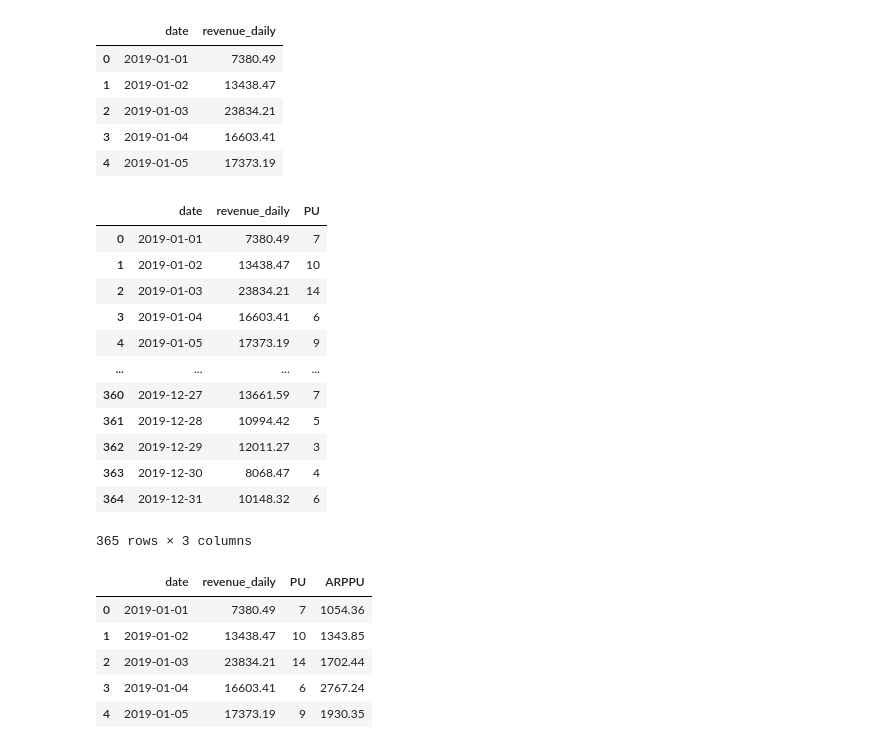
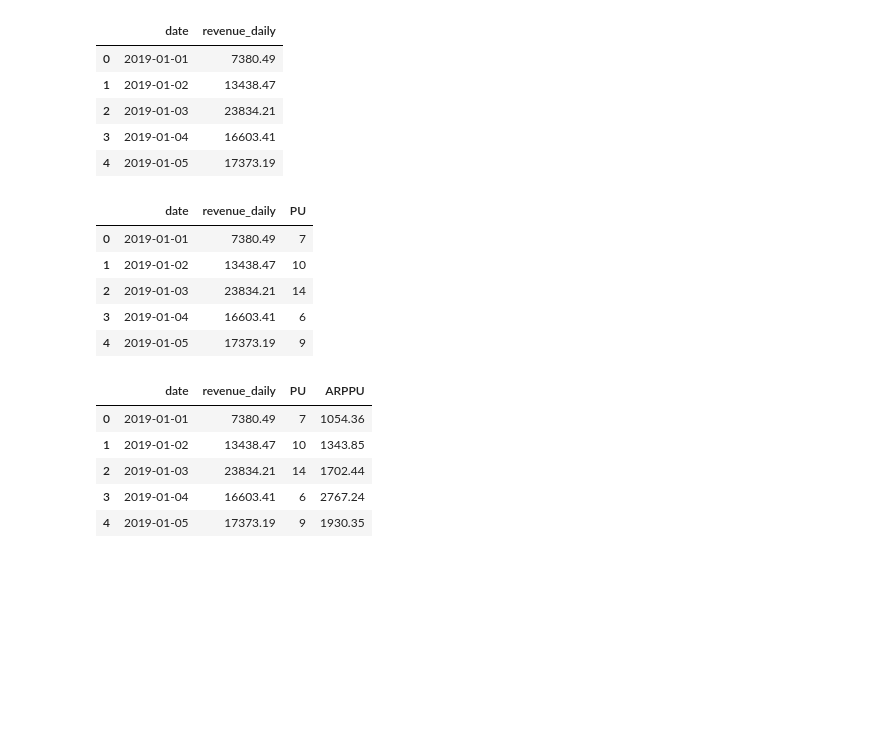
Before and after one commit to HSYhrae/TIL, a Jupyter notebook: MySQL/Datarian/datarian_week4_review.ipynb, the cells around one changed output. Cells and saved outputs as stored; diff of their text form; code cells hidden in the pictures; blank space fills up the shorter version.

```diff
--- a/MySQL/Datarian/datarian_week4_review.ipynb
+++ b/MySQL/Datarian/datarian_week4_review.ipynb
@@ -230,22 +261,15 @@ revenue_daily.head()
 # %%
 # onlinesales 테이블의 일별 매출액, PU, ARPPU 계산
 ARPPU = revenue_daily.copy()
 ARPPU['PU'] = onlinesales.groupby('date')['customer_id'].agg('nunique').reset_index()['customer_id']
-ARPPU
+ARPPU.head()
 # %% [output]
 |  | date | revenue_daily | PU |
 | 0 | 2019-01-01 | 7380.49 | 7 |
 | 1 | 2019-01-02 | 13438.47 | 10 |
 | 2 | 2019-01-03 | 23834.21 | 14 |
 | 3 | 2019-01-04 | 16603.41 | 6 |
 | 4 | 2019-01-05 | 17373.19 | 9 |
-| ... | ... | ... | ... |
-| 360 | 2019-12-27 | 13661.59 | 7 |
-| 361 | 2019-12-28 | 10994.42 | 5 |
-| 362 | 2019-12-29 | 12011.27 | 3 |
-| 363 | 2019-12-30 | 8068.47 | 4 |
-| 364 | 2019-12-31 | 10148.32 | 6 |
-365 rows × 3 columns
 # %%
 ARPPU['ARPPU'] = round(ARPPU['revenue_daily'] / ARPPU['PU'], 2)
 ARPPU.head()
```
Also changed, not shown: parts of 14 cells of this notebook.
